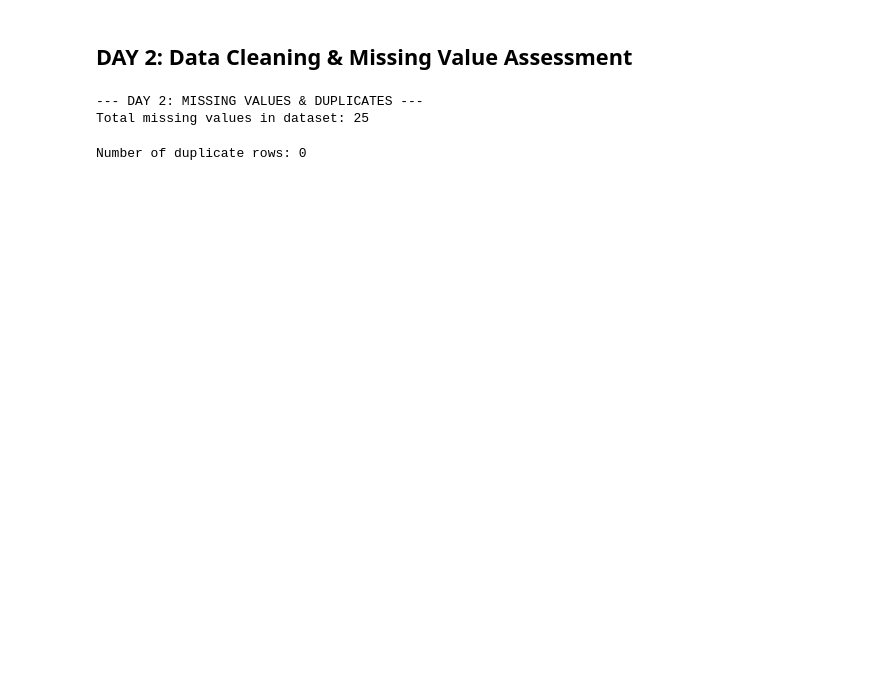
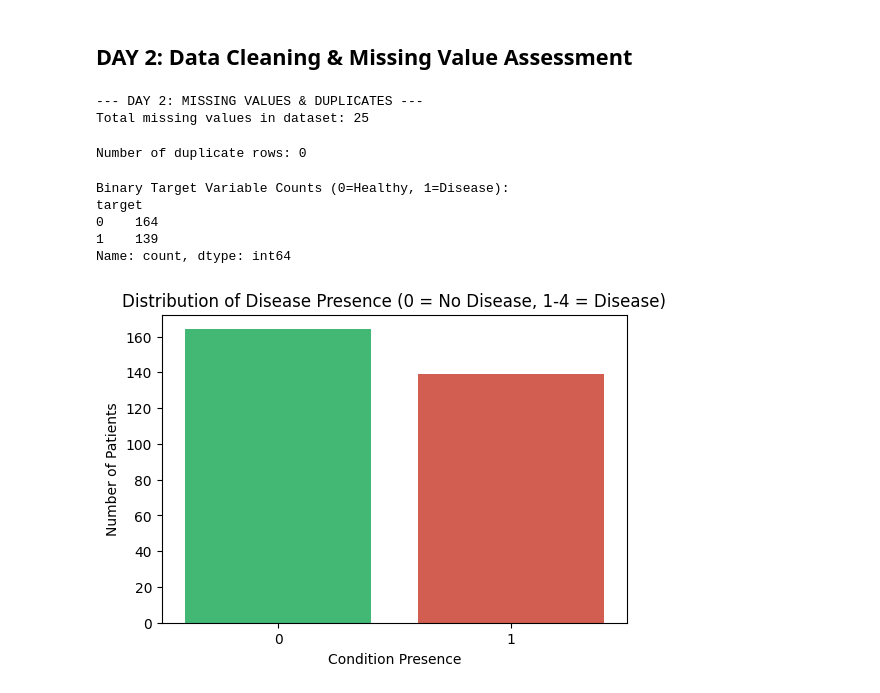
Before and after one commit to KrishnaveniMitukula/Healthcare-Disease-Prediction, a Jupyter notebook: week1_data_preprocessing.ipynb, the cells around one changed output. Saved outputs shown, nothing was run; the diff lists cells and outputs as text; code cells hidden in the pictures; blank space fills up the shorter version.

Commit message:
data-clean : Binarized target variable for disease classification"

```diff
--- a/week1_data_preprocessing.ipynb
+++ b/week1_data_preprocessing.ipynb
@@ -85,3 +85,24 @@ if duplicate_count > 0:
     print(f"Duplicates removed. New dataset shape: {df.shape}")
 # %% [output]
 Number of duplicate rows: 0
+# %%
+# Convert target to binary (0 = No Disease, 1 = Disease) for easier classification later
+df['target'] = df['target'].apply(lambda x: 1 if x > 0 else 0)
+print("\nBinary Target Variable Counts (0=Healthy, 1=Disease):")
+print(df['target'].value_counts())
+# %% [output]
+Binary Target Variable Counts (0=Healthy, 1=Disease):
+target
+0    164
+1    139
+Name: count, dtype: int64
+# %%
+# Target Variable Distribution
+plt.figure(figsize=(6, 4))
+sns.countplot(x='target', data=df, palette=['#2ECC71', '#E74C3C'])
+plt.title('Distribution of Disease Presence (0 = No Disease, 1-4 = Disease)')
+plt.xlabel('Condition Presence')
+plt.ylabel('Number of Patients')
+plt.show()
+# %% [output]
+[figure, added]
```
